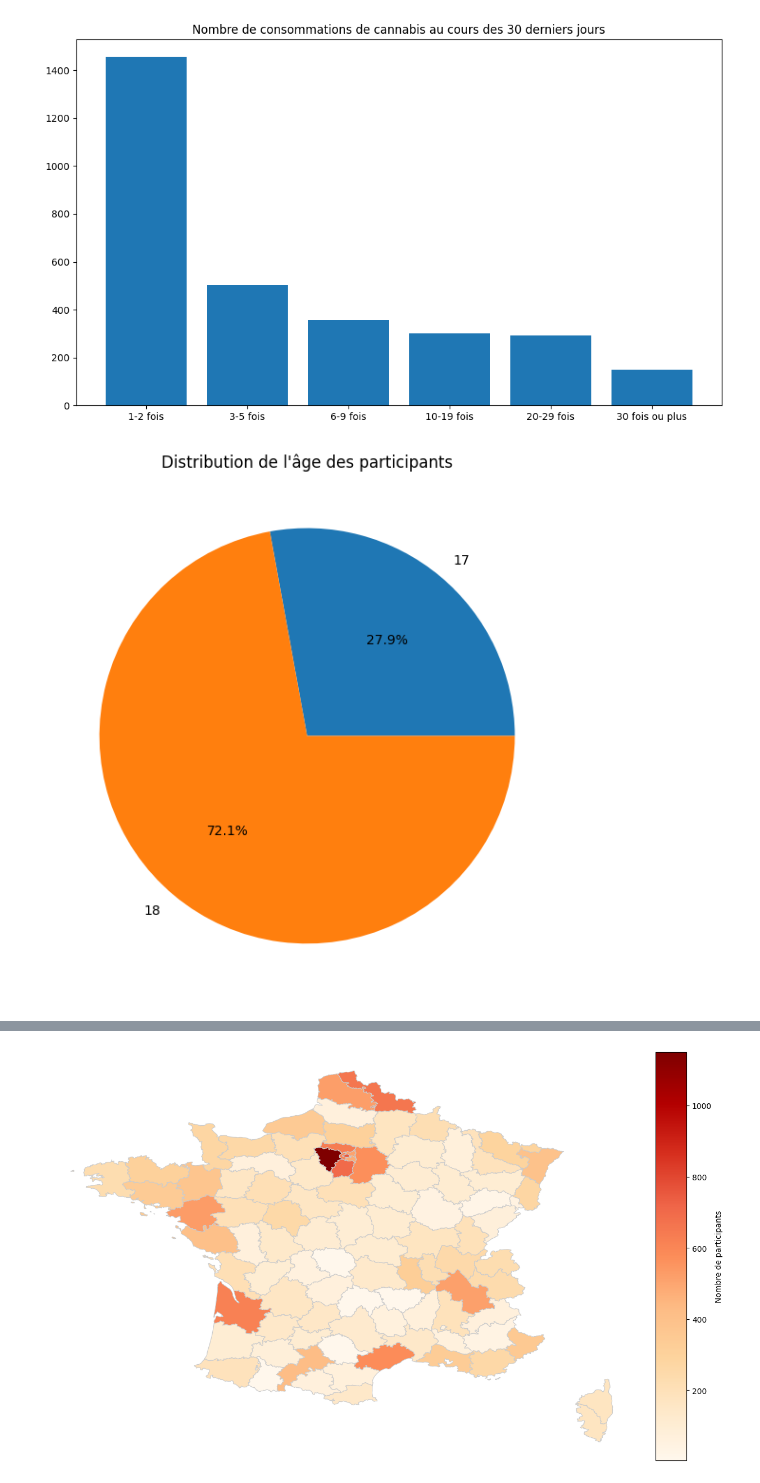
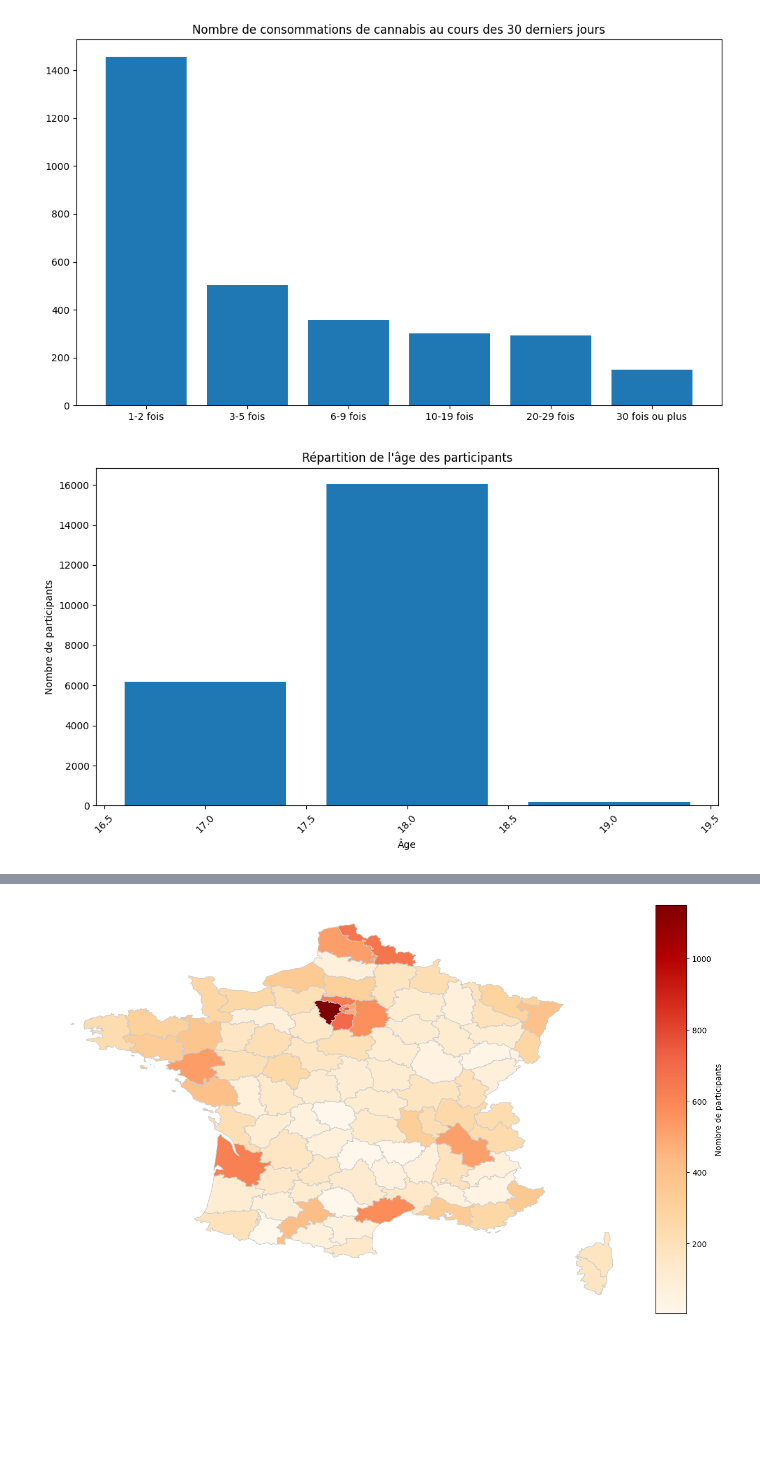
Before and after one commit to NathENSAE/Statapp, a Jupyter notebook: analyze.ipynb, the cells around one changed output, grey strips where cells are left out. Cells and saved outputs as stored; diff of their text form; code cells hidden in the pictures; blank space fills up the shorter version.

```diff
--- a/analyze.ipynb
+++ b/analyze.ipynb
@@ -129,23 +129,18 @@ plt.show()
 # %%
 # Répartition de l'age des participants (Q01: année de naissance)
 age_counts = df['agea'].value_counts()
 
-# Calculate the percentage of participants of each age
-age_percentage = df['agea'].value_counts(normalize=True).sort_index()
-age_percentage = age_percentage * 100
-
-# If the percentage is too low, add it to the "Autre" category
-age_percentage['Autre'] = age_percentage[age_percentage < 1].sum()
-age_percentage = age_percentage[age_percentage >= 1]
-
-# Plot a pie chart of the age distribution
+# Plot a bar chart of the age distribution (17, 18 and 19 years old)
 plt.figure(figsize=(10, 6))
-plt.pie(age_percentage, labels=age_percentage.index, autopct='%1.1f%%')
-plt.title('Distribution de l\'âge des participants')
+plt.bar(age_counts.index, age_counts.values)
+plt.title('Répartition de l\'âge des participants')
+plt.xlabel('Âge')
+plt.ylabel('Nombre de participants')
+plt.xticks(rotation=45)
 plt.tight_layout()
 plt.show()
 # %% [output]
-[figure, old version]
+[figure, new version]
 # %%
 # Répartition du sexe des participants (Q03: sexe, 1 = homme, 2 = femme)
 sexe_counts = df['Q03'].value_counts()
```
Also changed, not shown: parts of 13 cells of this notebook, 1 other file.
